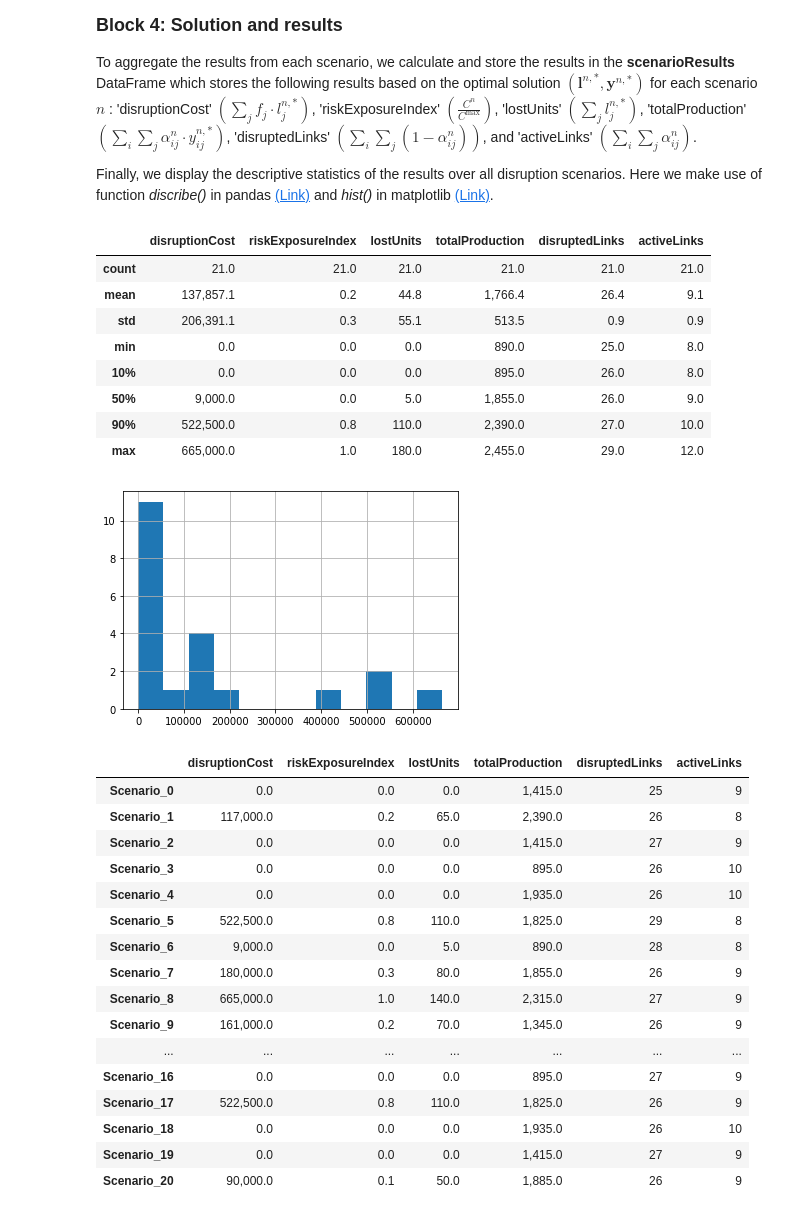
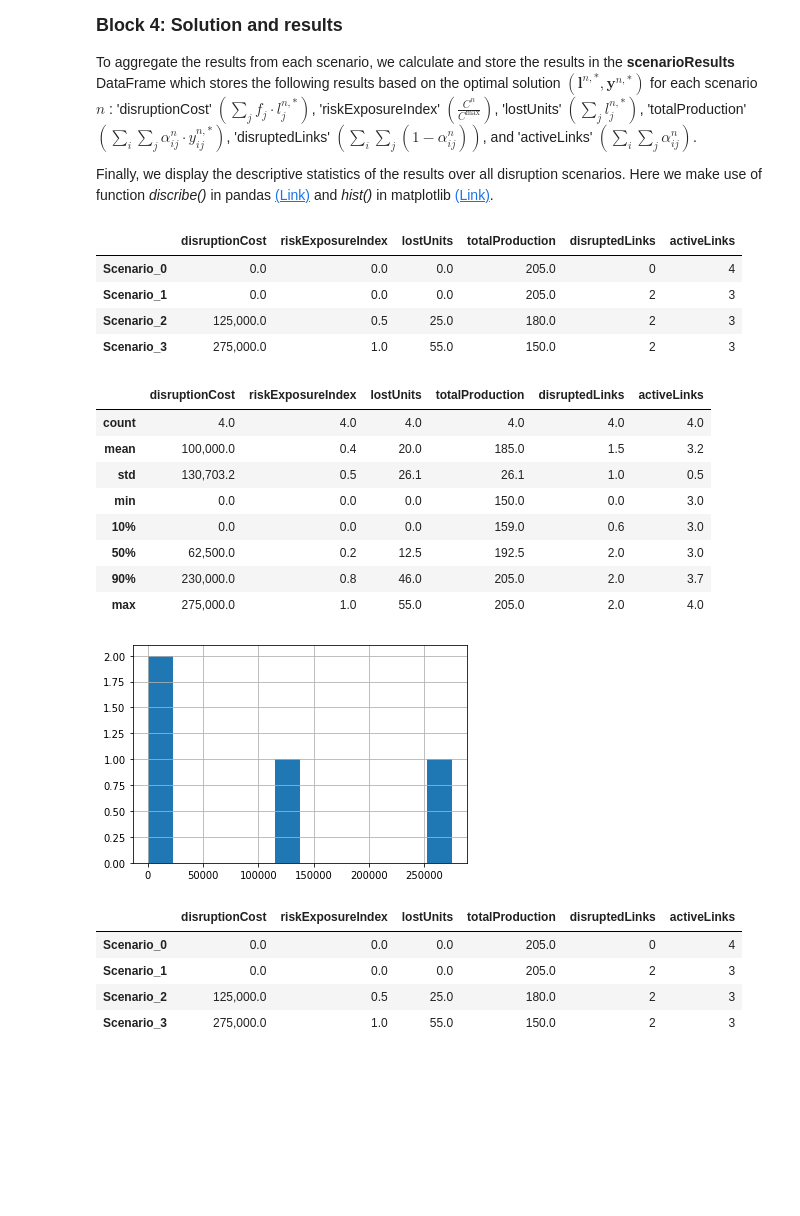
Before and after one commit to acedesci/scanalytics, a Jupyter notebook: S11_disruption_management/S11_Module1A_Disruption_Cost_Script.ipynb, the cells around one changed output. Saved outputs shown, nothing was run; the diff lists cells and outputs as text; code cells hidden in the pictures; blank space fills up the shorter version.

```diff
--- a/S11_disruption_management/S11_Module1A_Disruption_Cost_Script.ipynb
+++ b/S11_disruption_management/S11_Module1A_Disruption_Cost_Script.ipynb
@@ -320,59 +307,53 @@ for n in scenarioList:
   scenarioResults.loc[n, 'activeLinks'] = nActiveLinks
   scenarioResults.loc[n, 'disruptedLinks'] = len(inputScenarios.index) - sum(scenarioActiveNodeDict[n].values())
 
   disruptionDemandLoss[n] = {}
   for j in productList:
     disruptionDemandLoss[n][j] = model.l[j].value
 
   scenarioResults.loc[n, 'lostUnits'] = sum(disruptionDemandLoss[n].values())
 
 if scenarioResults['disruptionCost'].max() > 0.001:
   scenarioResults['riskExposureIndex'] = scenarioResults['disruptionCost']/scenarioResults['disruptionCost'].max()
 else: scenarioResults['riskExposureIndex'] = 0.0
 
 # Intepret and show the results
 from IPython.display import display
 
 # Here we make use of the function describe() for DataFrame
 pandas.options.display.float_format = '{:,.1f}'.format
+display(scenarioResults)
 display(scenarioResults.astype(float).describe(percentiles = [.10, .90]))
 print('\n')
 
 %matplotlib inline
 import matplotlib.pyplot as plt
 # Here we make use of the function hist() to plot the histogram
 scenarioResults['disruptionCost'].astype(int).hist(bins=12)
 plt.show()
 
 display(scenarioResults)
 # %% [output]
 |  | disruptionCost | riskExposureIndex | lostUnits | totalProduction | disruptedLinks | activeLinks |
-| count | 21.0 | 21.0 | 21.0 | 21.0 | 21.0 | 21.0 |
-| mean | 137,857.1 | 0.2 | 44.8 | 1,766.4 | 26.4 | 9.1 |
-| std | 206,391.1 | 0.3 | 55.1 | 513.5 | 0.9 | 0.9 |
-| min | 0.0 | 0.0 | 0.0 | 890.0 | 25.0 | 8.0 |
-| 10% | 0.0 | 0.0 | 0.0 | 895.0 | 26.0 | 8.0 |
-| 50% | 9,000.0 | 0.0 | 5.0 | 1,855.0 | 26.0 | 9.0 |
-| 90% | 522,500.0 | 0.8 | 110.0 | 2,390.0 | 27.0 | 10.0 |
-| max | 665,000.0 | 1.0 | 180.0 | 2,455.0 | 29.0 | 12.0 |
+| Scenario_0 | 0.0 | 0.0 | 0.0 | 205.0 | 0 | 4 |
+| Scenario_1 | 0.0 | 0.0 | 0.0 | 205.0 | 2 | 3 |
+| Scenario_2 | 125,000.0 | 0.5 | 25.0 | 180.0 | 2 | 3 |
+| Scenario_3 | 275,000.0 | 1.0 | 55.0 | 150.0 | 2 | 3 |
+|  | disruptionCost | riskExposureIndex | lostUnits | totalProduction | disruptedLinks | activeLinks |
+| count | 4.0 | 4.0 | 4.0 | 4.0 | 4.0 | 4.0 |
+| mean | 100,000.0 | 0.4 | 20.0 | 185.0 | 1.5 | 3.2 |
+| std | 130,703.2 | 0.5 | 26.1 | 26.1 | 1.0 | 0.5 |
+| min | 0.0 | 0.0 | 0.0 | 150.0 | 0.0 | 3.0 |
+| 10% | 0.0 | 0.0 | 0.0 | 159.0 | 0.6 | 3.0 |
+| 50% | 62,500.0 | 0.2 | 12.5 | 192.5 | 2.0 | 3.0 |
+| 90% | 230,000.0 | 0.8 | 46.0 | 205.0 | 2.0 | 3.7 |
+| max | 275,000.0 | 1.0 | 55.0 | 205.0 | 2.0 | 4.0 |
-[figure, old version]
+[figure, new version]
-|  | disruptionCost | riskExposureIndex | lostUnits | totalProduction | disruptedLinks | activeLinks |
-| Scenario_0 | 0.0 | 0.0 | 0.0 | 1,415.0 | 25 | 9 |
-| Scenario_1 | 117,000.0 | 0.2 | 65.0 | 2,390.0 | 26 | 8 |
-| Scenario_2 | 0.0 | 0.0 | 0.0 | 1,415.0 | 27 | 9 |
-| Scenario_3 | 0.0 | 0.0 | 0.0 | 895.0 | 26 | 10 |
-| Scenario_4 | 0.0 | 0.0 | 0.0 | 1,935.0 | 26 | 10 |
-| Scenario_5 | 522,500.0 | 0.8 | 110.0 | 1,825.0 | 29 | 8 |
-| Scenario_6 | 9,000.0 | 0.0 | 5.0 | 890.0 | 28 | 8 |
-| Scenario_7 | 180,000.0 | 0.3 | 80.0 | 1,855.0 | 26 | 9 |
-| Scenario_8 | 665,000.0 | 1.0 | 140.0 | 2,315.0 | 27 | 9 |
-| Scenario_9 | 161,000.0 | 0.2 | 70.0 | 1,345.0 | 26 | 9 |
-| ... | ... | ... | ... | ... | ... | ... |
-| Scenario_16 | 0.0 | 0.0 | 0.0 | 895.0 | 27 | 9 |
-| Scenario_17 | 522,500.0 | 0.8 | 110.0 | 1,825.0 | 26 | 9 |
-| Scenario_18 | 0.0 | 0.0 | 0.0 | 1,935.0 | 26 | 10 |
-| Scenario_19 | 0.0 | 0.0 | 0.0 | 1,415.0 | 27 | 9 |
-| Scenario_20 | 90,000.0 | 0.1 | 50.0 | 1,885.0 | 26 | 9 |
+|  | disruptionCost | riskExposureIndex | lostUnits | totalProduction | disruptedLinks | activeLinks |
+| Scenario_0 | 0.0 | 0.0 | 0.0 | 205.0 | 0 | 4 |
+| Scenario_1 | 0.0 | 0.0 | 0.0 | 205.0 | 2 | 3 |
+| Scenario_2 | 125,000.0 | 0.5 | 25.0 | 180.0 | 2 | 3 |
+| Scenario_3 | 275,000.0 | 1.0 | 55.0 | 150.0 | 2 | 3 |
 # %% [markdown]
 ### Block 3B: **TTS Model:**
 
```
Also changed, not shown: parts of 4 cells of this notebook.
